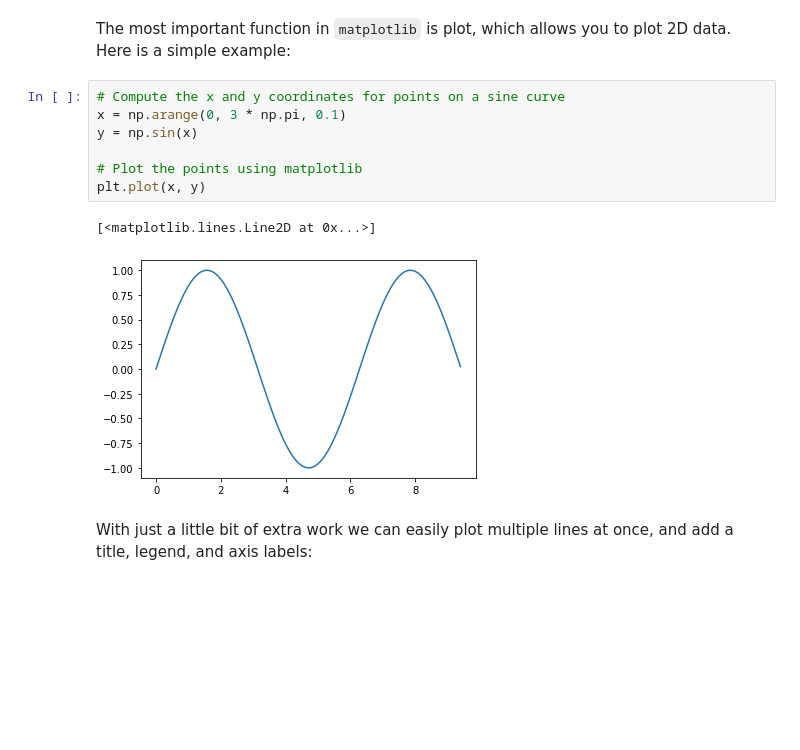
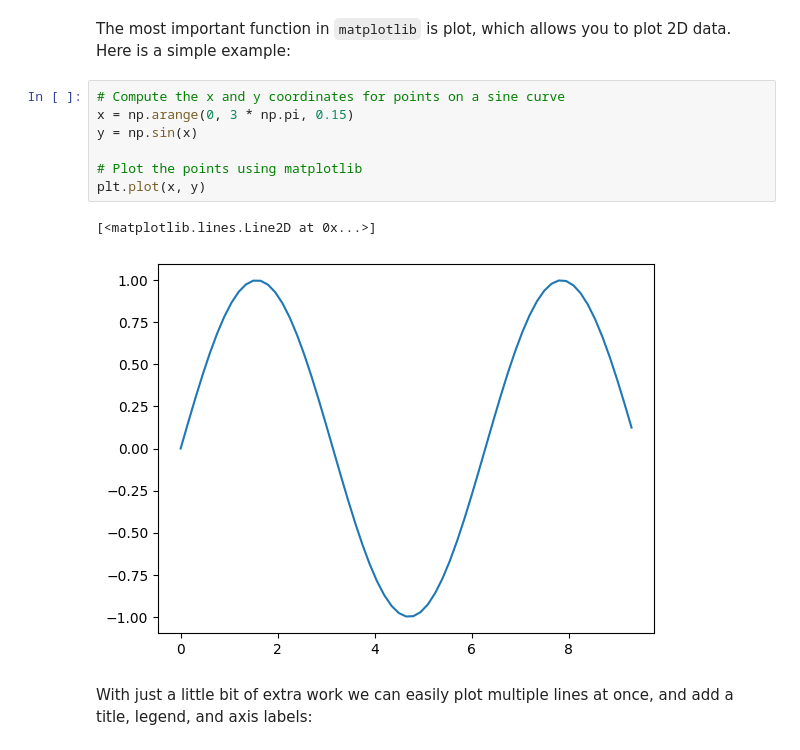
Before and after one commit to mfchen0703/note-of-reinforce-learning, a Jupyter notebook: cs231n_tutorial.ipynb, the cells around one changed output. Cells and saved outputs as stored; diff of their text form; blank space fills up the shorter version.

```diff
--- a/cs231n_tutorial.ipynb
+++ b/cs231n_tutorial.ipynb
@@ -951,14 +952,14 @@ By running this special iPython command, we will be displaying plots inline:
 The most important function in `matplotlib` is plot, which allows you to plot 2D data. Here is a simple example:
 # %%
 # Compute the x and y coordinates for points on a sine curve
-x = np.arange(0, 3 * np.pi, 0.1)
+x = np.arange(0, 3 * np.pi, 0.15)
 y = np.sin(x)
 
 # Plot the points using matplotlib
 plt.plot(x, y)
 # %% [output]
 [<matplotlib.lines.Line2D at 0x...>]
-[figure, old version]
+[figure, new version]
 # %% [markdown]
 With just a little bit of extra work we can easily plot multiple lines at once, and add a title, legend, and axis labels:
 # %%
```
Also changed, not shown: parts of 2 cells of this notebook.
